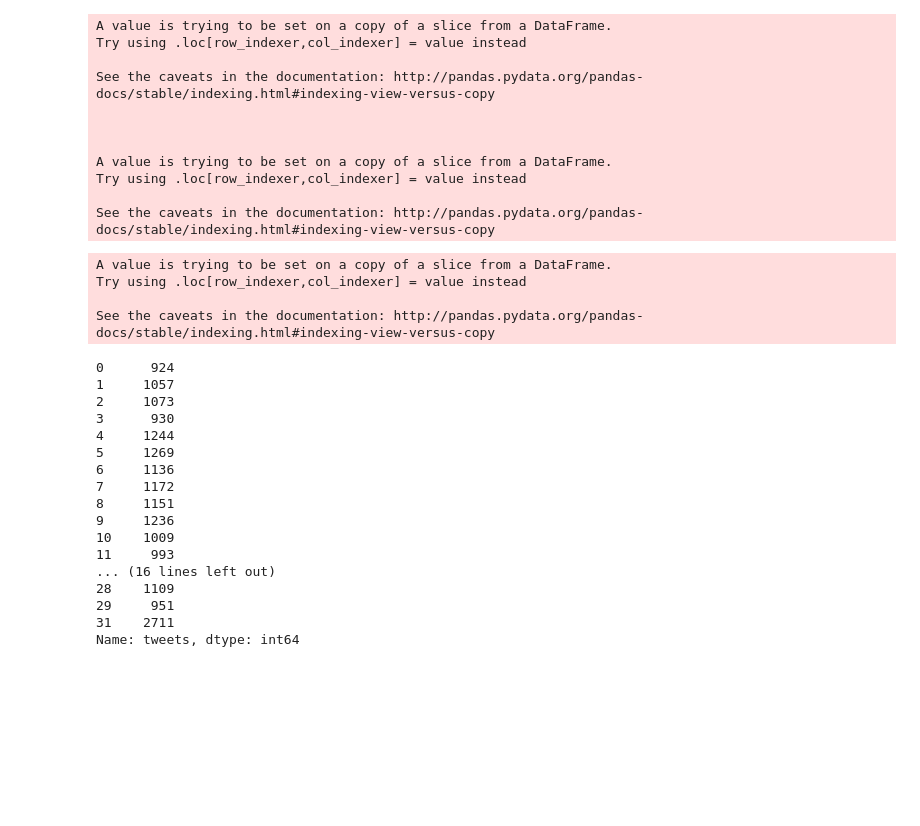
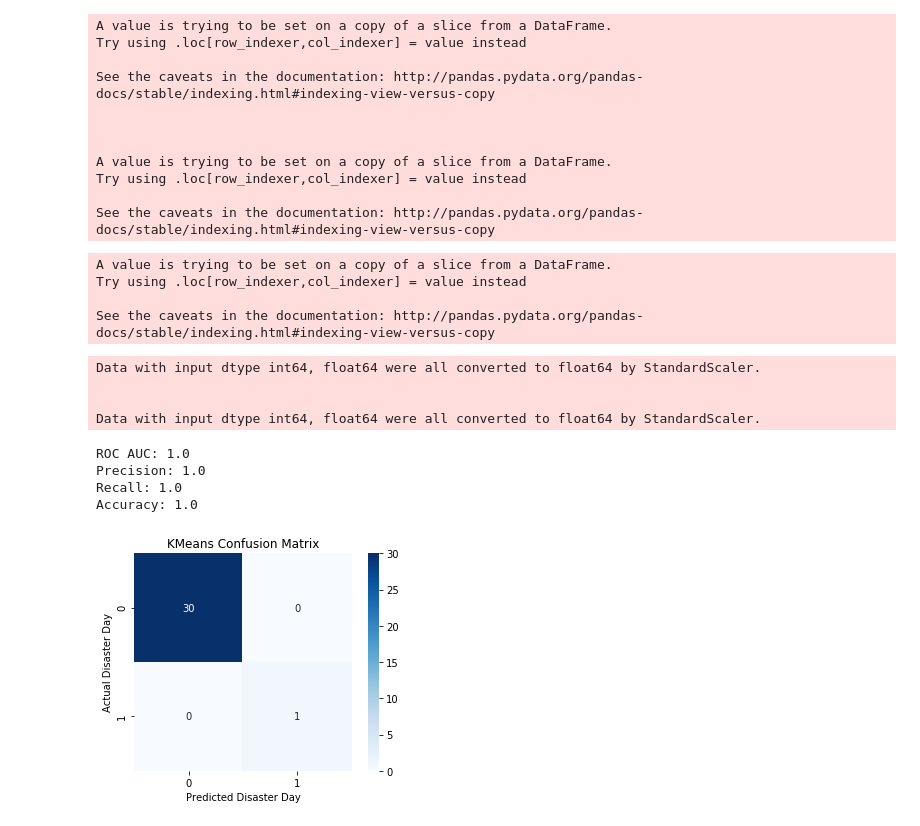
Before and after one commit to Matt-Carney/Natural_Disaster, a Jupyter notebook: Natural_Disaster.ipynb, the cells around one changed output. Saved outputs shown, nothing was run; the diff lists cells and outputs as text; code cells hidden in the pictures; blank space fills up the shorter version.

```diff
--- a/Natural_Disaster.ipynb
+++ b/Natural_Disaster.ipynb
@@ -394,30 +348,25 @@ See the caveats in the documentation: http://pandas.pydata.org/pandas-docs/stabl
 #Run aggregate function here
 Napa_1 = aggregate(Napa)
 Napa_1 = Napa_1.loc[Napa_1['date'] != '2014-08-30 00:00:00']
-Napa_1['Date'] = Napa_1['date'].astype(str)
-Napa_1['Longitude'] = Napa_1['long']
-Napa_1['Latitude'] = Napa_1['lat']
-Napa_1.groupby('disaster_day').mean()
-Napa_1['tweets']
 # %% [output]
 A value is trying to be set on a copy of a slice from a DataFrame.
 Try using .loc[row_indexer,col_indexer] = value instead
 
 See the caveats in the documentation: http://pandas.pydata.org/pandas-docs/stable/indexing.html#indexing-view-versus-copy
-0      924
-1     1057
-2     1073
-3      930
-4     1244
-5     1269
-6     1136
-7     1172
-8     1151
-9     1236
-10    1009
-11     993
-... (16 lines left out)
-28    1109
-29     951
-31    2711
-Name: tweets, dtype: int64
+# %%
+#Run Clustering function here
+Napa_2 = cluster(Napa_1)
+# %% [output]
+Data with input dtype int64, float64 were all converted to float64 by StandardScaler.
+
+
+Data with input dtype int64, float64 were all converted to float64 by StandardScaler.
+# %%
+#Run confusion matrix1 here
+conf_matrix(Napa_2)
+# %% [output]
+ROC AUC: 1.0
+Precision: 1.0
+Recall: 1.0
+Accuracy: 1.0
+[figure, added]
```
Also changed, not shown: parts of 61 cells of this notebook.
